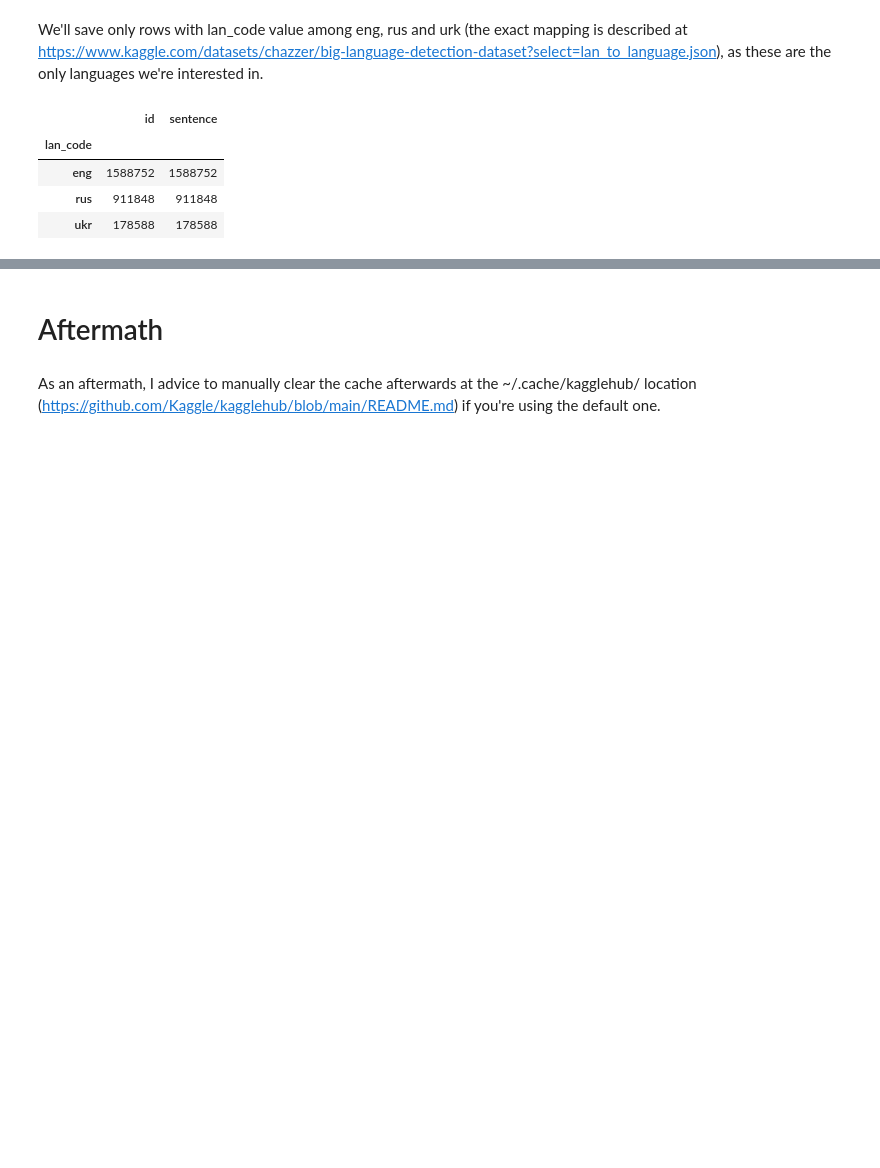
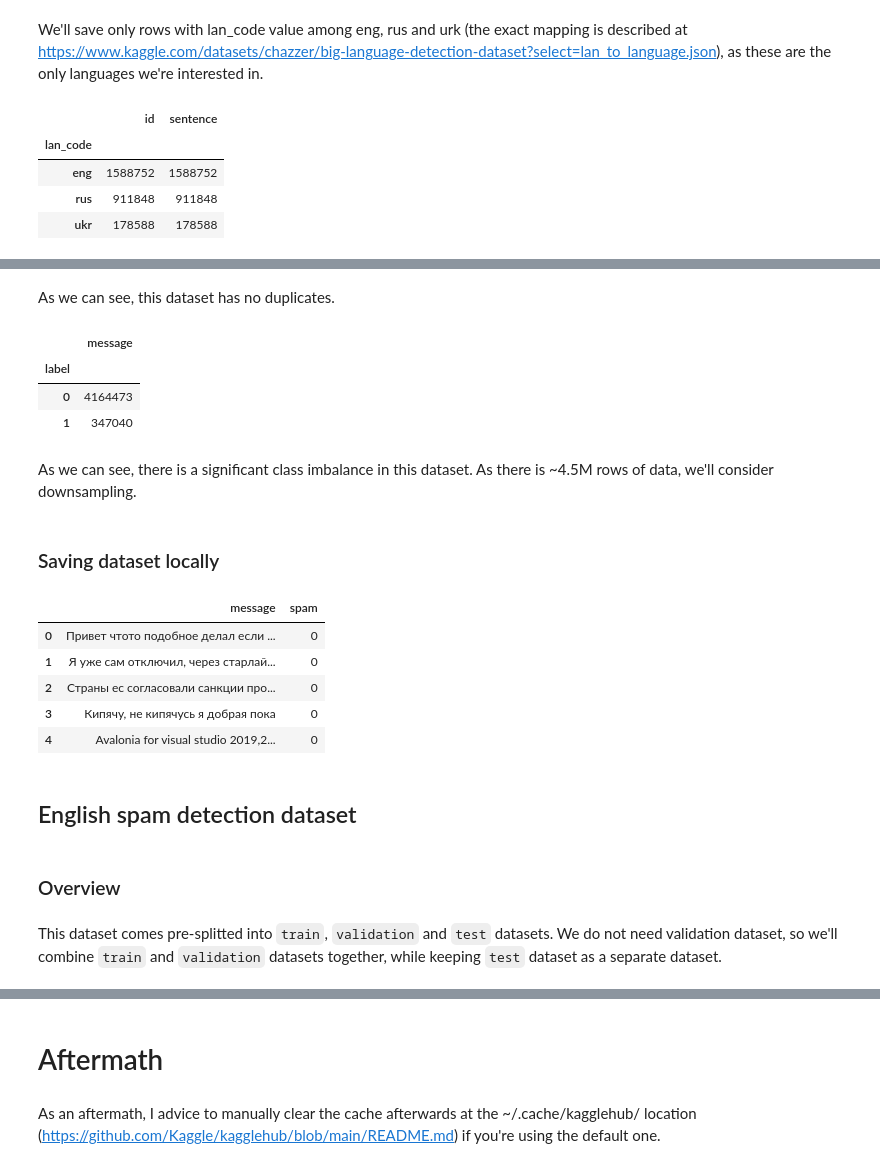
Before and after one commit to amiadesu/en-uk-ru-spam-detector, a Jupyter notebook: notebooks/01_data_preparation/01_data_loading.ipynb, the cells around one changed output, grey strips where cells are left out. Saved outputs shown, nothing was run; the diff lists cells and outputs as text; code cells hidden in the pictures; blank space fills up the shorter version.

```diff
--- a/notebooks/01_data_preparation/01_data_loading.ipynb
+++ b/notebooks/01_data_preparation/01_data_loading.ipynb
@@ -156,0 +190,23 @@ with open(language_detection_dataset_save_path, "+w", encoding="utf-8") as f:
+# %% [markdown]
+As we can see, this dataset has no duplicates.
+# %%
+russian_spam_detection_df.groupby("label").count()
+# %% [output]
+|  | message |
+| label |  |
+| 0 | 4164473 |
+| 1 | 347040 |
+# %% [markdown]
+As we can see, there is a significant class imbalance in this dataset. As there is ~4.5M rows of data, we'll consider downsampling.
+# %% [markdown]
+### Saving dataset locally
+# %%
+russian_spam_detection_df_renamed = russian_spam_detection_df.rename(columns={"label": "spam"})
+russian_spam_detection_df_renamed.head()
+# %% [output]
+|  | message | spam |
+| 0 | Привет чтото подобное делал если ... | 0 |
+| 1 | Я уже сам отключил, через старлай... | 0 |
+| 2 | Страны ес согласовали санкции про... | 0 |
+| 3 | Кипячу, не кипячусь я добрая пока | 0 |
+| 4 | Avalonia for visual studio 2019,2... | 0 |
@@ -156,0 +216,6 @@ with open(language_detection_dataset_save_path, "+w", encoding="utf-8") as f:
+# %% [markdown]
+## English spam detection dataset
+# %% [markdown]
+### Overview
+# %% [markdown]
+This dataset comes pre-splitted into `train`, `validation` and `test` datasets. We do not need validation dataset, so we'll combine `train` and `validation` datasets together, while keeping `test` dataset as a separate dataset.
```
Also changed, not shown: parts of 33 cells of this notebook.
